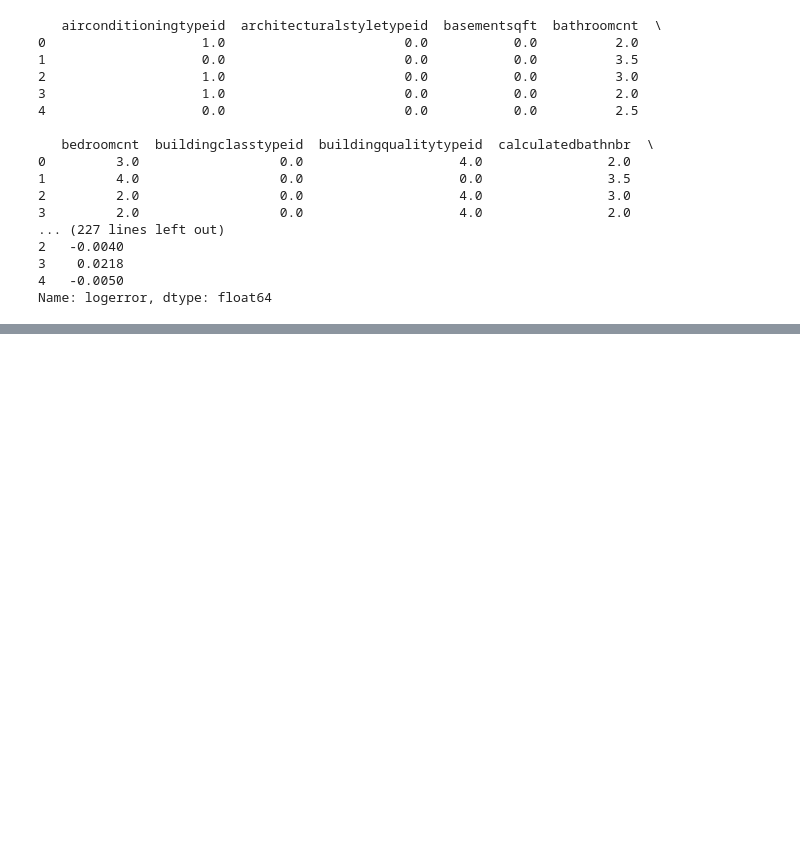
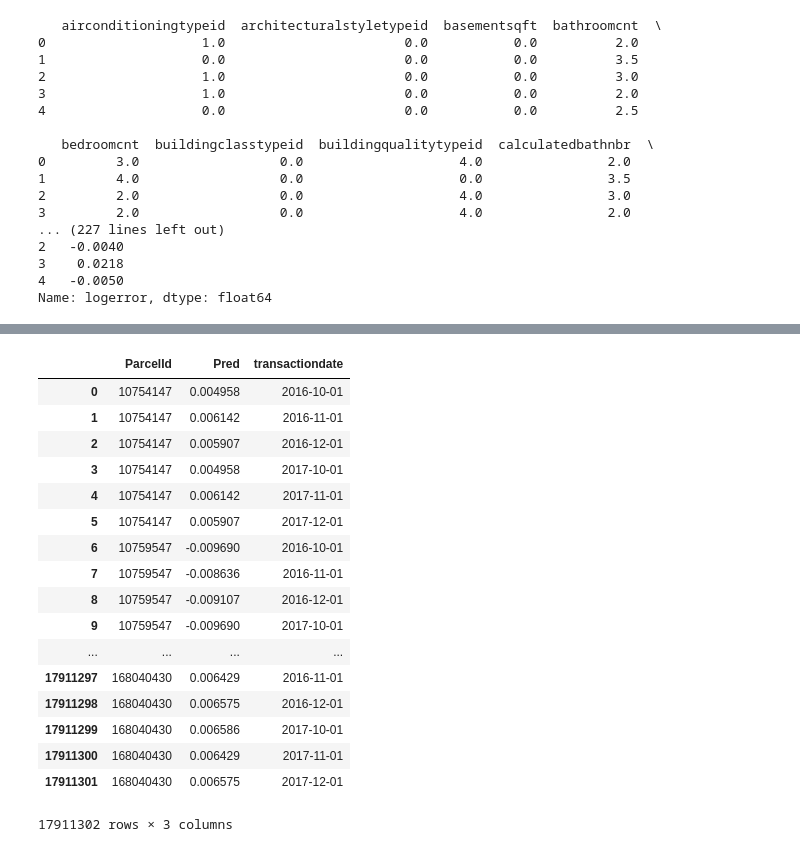
Before and after one commit to travis-gray/Kaggle_zillow, a Jupyter notebook: notebooks/Modeling.ipynb, the cells around one changed output, grey strips where cells are left out. Saved outputs shown, nothing was run; the diff lists cells and outputs as text; code cells hidden in the pictures; blank space fills up the shorter version.

```diff
--- a/notebooks/Modeling.ipynb
+++ b/notebooks/Modeling.ipynb
@@ -243,7 +255,7 @@ parcels = properties.parcelid.unique()
 parcels_df = pd.DataFrame({'parcelid': parcels, 'dummy': np.zeros(len(parcels))})
 
 #Create a row for each parcel for each month to be scored
-trxn_months = pd.DataFrame({'transactiondate': ['2016/10/01', '2016/11/01', '2016/12/01', '2017/01/01', '2017/02/01', '2017/03/01'],
+trxn_months = pd.DataFrame({'transactiondate': ['2016/10/01', '2016/11/01', '2016/12/01', '2017/10/01', '2017/11/01', '2017/12/01'],
                             'logerror': np.ones(6),
                             'dummy': np.zeros(6)})
 
@@ -265,13 +277,13 @@ scoring = pd.merge(scoring_drv,properties,how='left',on='parcelid')
 # Transform data
 scoring['transaction_month'] = scoring['transactiondate'].dt.month
 
+# Bin latitude and longitude to avoid overfit
+scoring['lat_bins'] = pd.cut(scoring.latitude, lat_bins, labels=np.arange(100))
+scoring['lon_bins'] = pd.cut(scoring.longitude, lon_bins, labels=np.arange(100))
+
 # Create missing indicators
 for key in nan_subs:
     scoring[key+'_miss'] = scoring[key].isnull()
-
-# Bin latitude and longitude to avoid overfit
-scoring['lat_bins'] = pd.cut(scoring.latitude, bins=100, labels=False)
-scoring['lon_bins'] = pd.cut(scoring.longitude, bins=100, labels=False)
 
 # Fill NaN's with imputations
 scoring.fillna(nan_subs, inplace=True)
@@ -285,12 +297,30 @@ scoring.taxdelinquencyflag = scoring.taxdelinquencyflag.map(taxdelinquencyflag_m
 
 x_predict = scoring.drop(drop_cols+drop_indices, axis=1)
 submission_y = best_model.predict(x_predict)
-
-# Append y's to driver
-submission_nonpivoted = pd.DataFrame({
-        "ParcelId": scoring_drv["ParcelId"],
-        "transactiondate": scoring_drv["transactiondate"],
-        "Pred": submission_y
-    })
-submission_nonpivoted
+# %%
+# Append y's to driver
+submission_nonpivoted = pd.DataFrame({
+        "ParcelId": scoring["parcelid"],
+        "transactiondate": scoring["transactiondate"],
+        "Pred": submission_y
+    })
+# %% [output]
+|  | ParcelId | Pred | transactiondate |
+| 0 | 10754147 | 0.004958 | 2016-10-01 |
+| 1 | 10754147 | 0.006142 | 2016-11-01 |
+| 2 | 10754147 | 0.005907 | 2016-12-01 |
+| 3 | 10754147 | 0.004958 | 2017-10-01 |
+| 4 | 10754147 | 0.006142 | 2017-11-01 |
+| 5 | 10754147 | 0.005907 | 2017-12-01 |
+| 6 | 10759547 | -0.009690 | 2016-10-01 |
+| 7 | 10759547 | -0.008636 | 2016-11-01 |
+| 8 | 10759547 | -0.009107 | 2016-12-01 |
+| 9 | 10759547 | -0.009690 | 2017-10-01 |
+| ... | ... | ... | ... |
+| 17911297 | 168040430 | 0.006429 | 2016-11-01 |
+| 17911298 | 168040430 | 0.006575 | 2016-12-01 |
+| 17911299 | 168040430 | 0.006586 | 2017-10-01 |
+| 17911300 | 168040430 | 0.006429 | 2017-11-01 |
+| 17911301 | 168040430 | 0.006575 | 2017-12-01 |
+17911302 rows × 3 columns
 # %%
```
Also changed, not shown: parts of 12 cells of this notebook, 1 other file.
